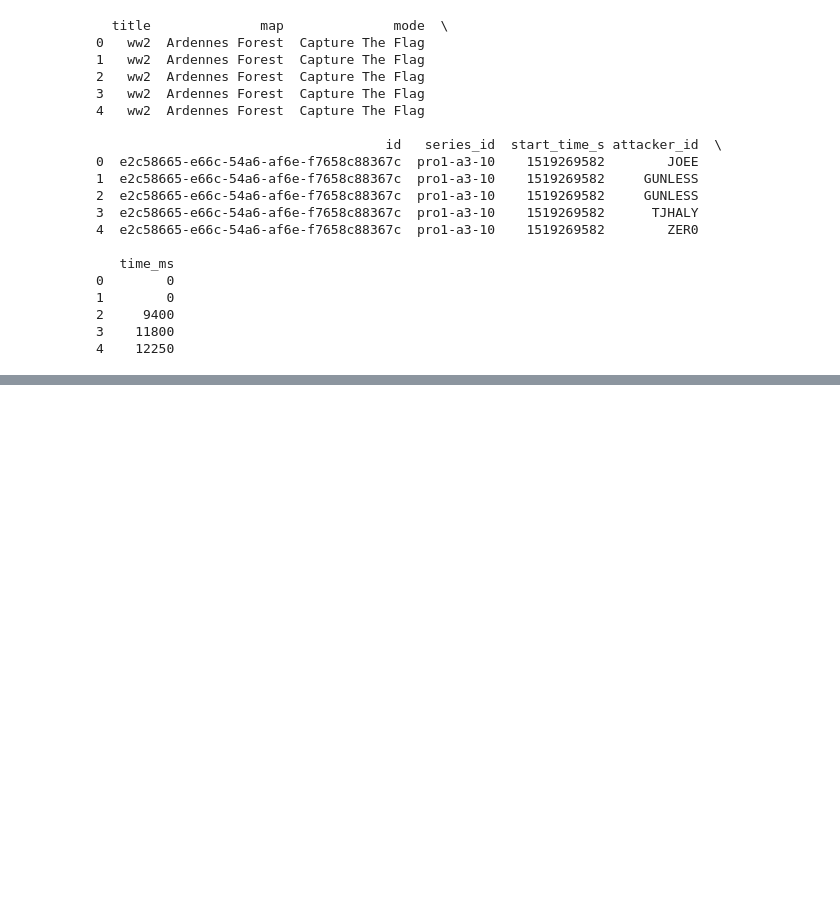
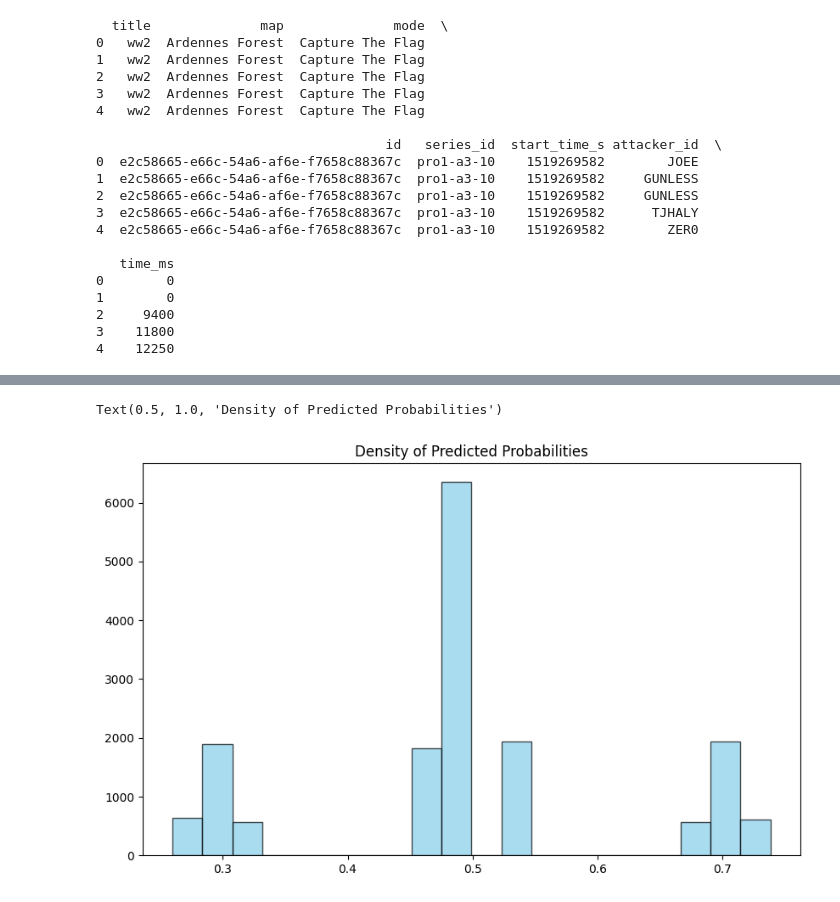
Before and after one commit to dougliebe/cwl-data, a Jupyter notebook: xkills_model.ipynb, the cells around one changed output, grey strips where cells are left out. Cells and saved outputs as stored; diff of their text form; code cells hidden in the pictures; blank space fills up the shorter version.

```diff
--- a/xkills_model.ipynb
+++ b/xkills_model.ipynb
@@ -307,0 +538,14 @@ print(filtered_df.head())
+# %%
+y_pred_proba = pipeline.predict_proba(X_test)[:, 1]
+
+# Add the predicted probabilities to the test set
+X_test['predicted_probability'] = y_pred_proba
+
+# Add the actual target values to the test set
+X_test['actual'] = y_test.values
+
+# Sort the test set by the predicted probabilities
+sorted_test_set = X_test.sort_values(by='predicted_probability', ascending=False)
+
+# Display the first few rows of the sorted test set
+sorted_test_set.head(20)
@@ -307,0 +570,11 @@ print(filtered_df.head())
+# %%
+## graph the density of the predicted probabilities
+import matplotlib.pyplot as plt
+
+# Plot the density of the predicted probabilities
+plt.figure(figsize=(10, 6))
+plt.hist(y_pred_proba, bins=20, color='skyblue', edgecolor='black', alpha=0.7)
+plt.title('Density of Predicted Probabilities')
+# %% [output]
+Text(0.5, 1.0, 'Density of Predicted Probabilities')
+[figure, added]
```
Also changed, not shown: parts of 15 cells of this notebook, 1 other file.
